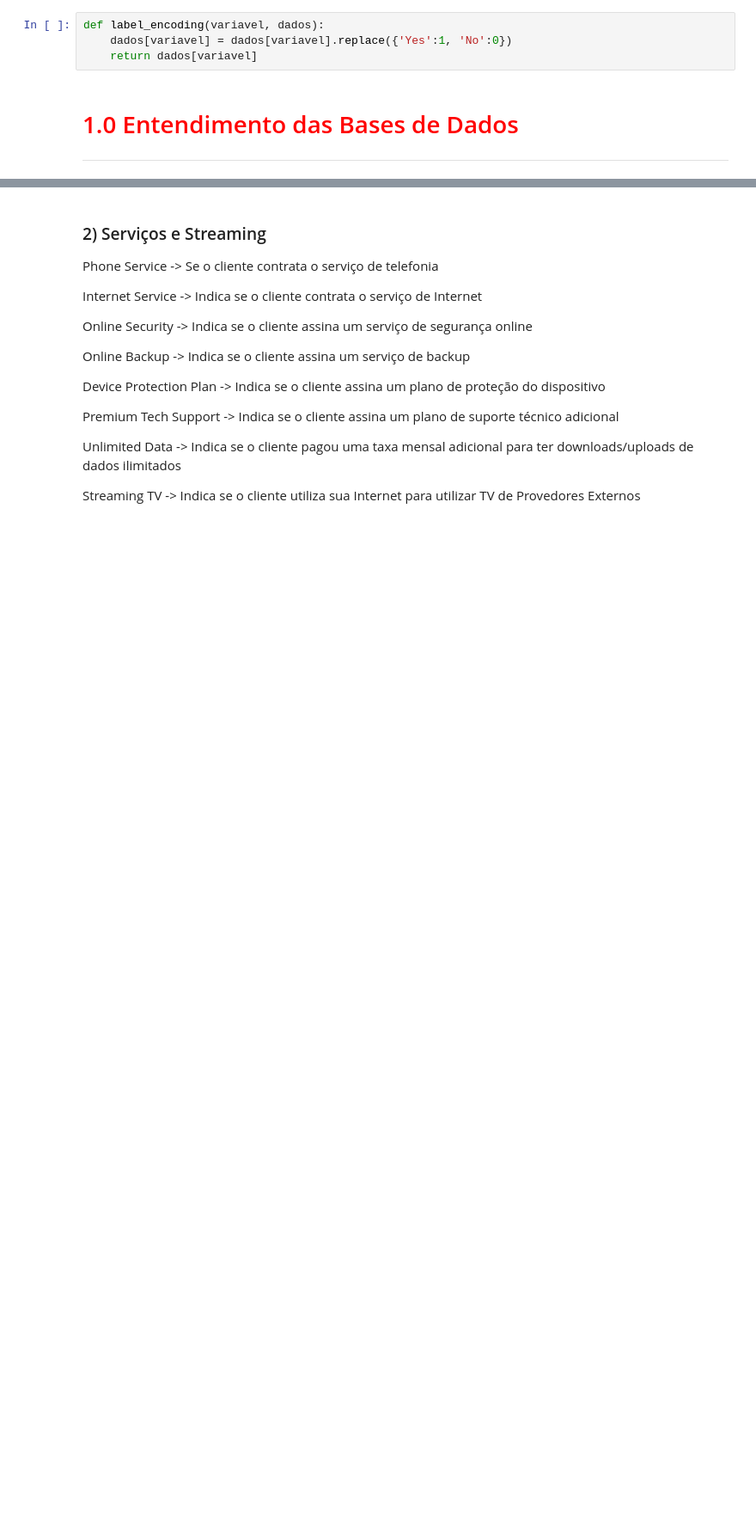
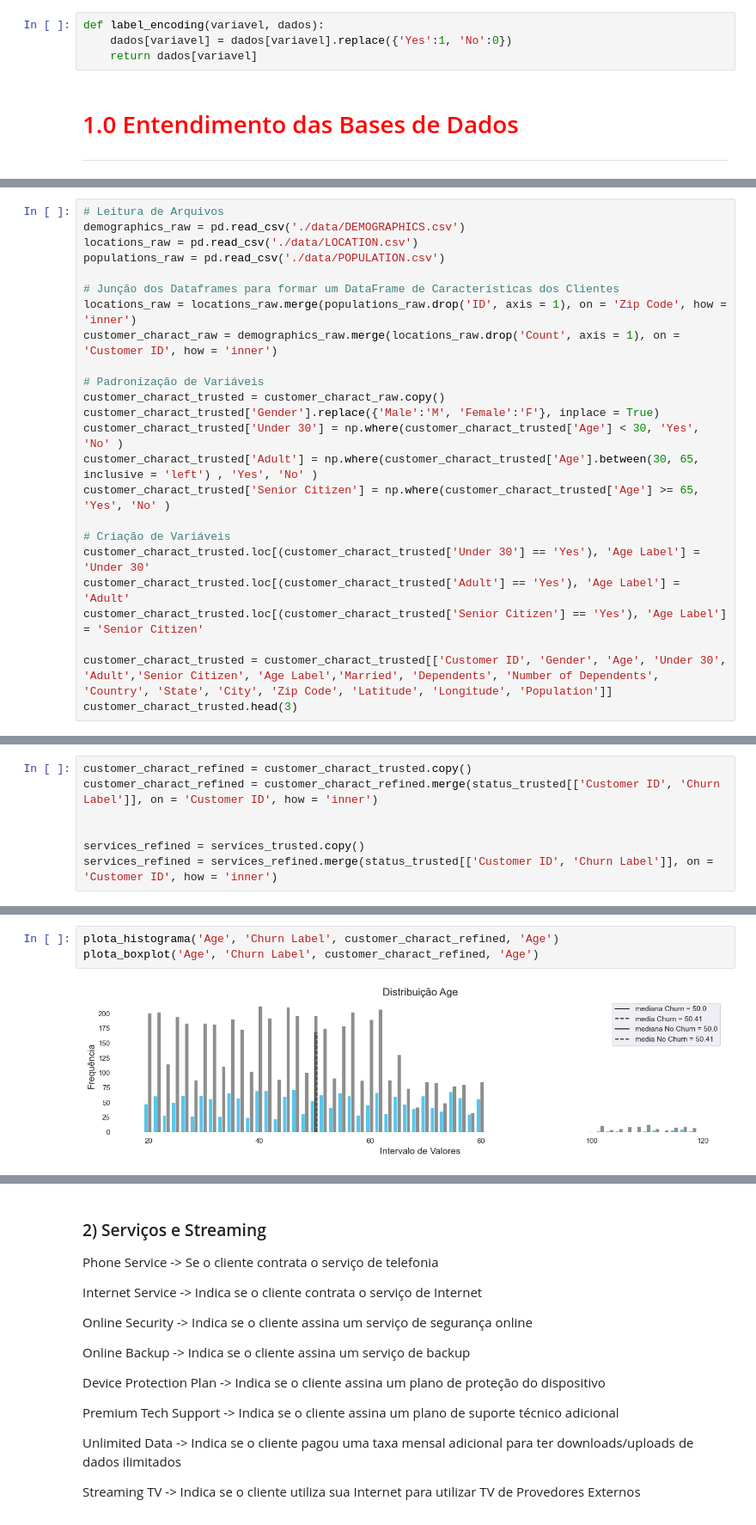
Before and after one commit to leonardovargas10/Modelo_Previsao_Churn, a Jupyter notebook: Modelo_Churn.ipynb, the cells around one changed output, grey strips where cells are left out. Shown at 86% size. Cells and saved outputs as stored; diff of their text form; blank space fills up the shorter version.

```diff
--- a/Modelo_Churn.ipynb
+++ b/Modelo_Churn.ipynb
@@ -524,0 +441,24 @@ plota_boxplot('Tenure in Months', False, services_trusted, 'Tenure in Months')
+# %%
+# Leitura de Arquivos
+demographics_raw = pd.read_csv('./data/DEMOGRAPHICS.csv')
+locations_raw = pd.read_csv('./data/LOCATION.csv')
+populations_raw = pd.read_csv('./data/POPULATION.csv')
+
+# Junção dos Dataframes para formar um DataFrame de Características dos Clientes
+locations_raw = locations_raw.merge(populations_raw.drop('ID', axis = 1), on = 'Zip Code', how = 'inner')
+customer_charact_raw = demographics_raw.merge(locations_raw.drop('Count', axis = 1), on = 'Customer ID', how = 'inner')
+
+# Padronização de Variáveis
+customer_charact_trusted = customer_charact_raw.copy()
+customer_charact_trusted['Gender'].replace({'Male':'M', 'Female':'F'}, inplace = True)
+customer_charact_trusted['Under 30'] = np.where(customer_charact_trusted['Age'] < 30, 'Yes', 'No' )
+customer_charact_trusted['Adult'] = np.where(customer_charact_trusted['Age'].between(30, 65, inclusive = 'left') , 'Yes', 'No' )
+customer_charact_trusted['Senior Citizen'] = np.where(customer_charact_trusted['Age'] >= 65, 'Yes', 'No' )
+
+# Criação de Variáveis
+customer_charact_trusted.loc[(customer_charact_trusted['Under 30'] == 'Yes'), 'Age Label'] = 'Under 30'
+customer_charact_trusted.loc[(customer_charact_trusted['Adult'] == 'Yes'), 'Age Label'] = 'Adult'
+customer_charact_trusted.loc[(customer_charact_trusted['Senior Citizen'] == 'Yes'), 'Age Label'] = 'Senior Citizen'
+
+customer_charact_trusted = customer_charact_trusted[['Customer ID', 'Gender', 'Age', 'Under 30', 'Adult','Senior Citizen', 'Age Label','Married', 'Dependents', 'Number of Dependents', 'Country', 'State', 'City', 'Zip Code', 'Latitude', 'Longitude', 'Population']]
+customer_charact_trusted.head(3)
@@ -524,0 +555,7 @@ plota_boxplot('Tenure in Months', False, services_trusted, 'Tenure in Months')
+# %%
+customer_charact_refined = customer_charact_trusted.copy()
+customer_charact_refined = customer_charact_refined.merge(status_trusted[['Customer ID', 'Churn Label']], on = 'Customer ID', how = 'inner')
+
+
+services_refined = services_trusted.copy()
+services_refined = services_refined.merge(status_trusted[['Customer ID', 'Churn Label']], on = 'Customer ID', how = 'inner')
@@ -524,0 +582,5 @@ plota_boxplot('Tenure in Months', False, services_trusted, 'Tenure in Months')
+# %%
+plota_histograma('Age', 'Churn Label', customer_charact_refined, 'Age')
+plota_boxplot('Age', 'Churn Label', customer_charact_refined, 'Age')
+# %% [output]
+[figure, added]
```
Also changed, not shown: parts of 71 cells of this notebook, 10 other files.
